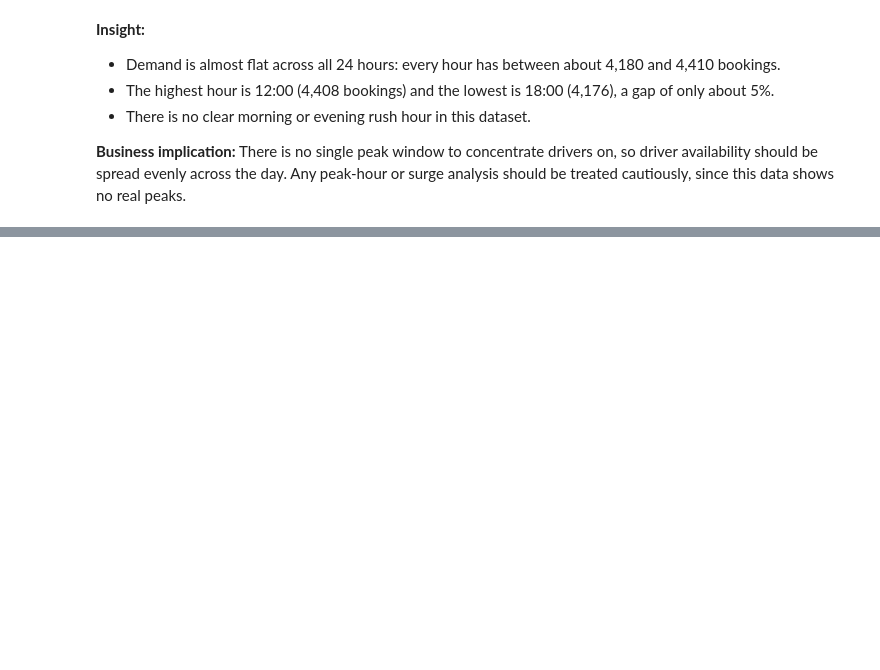
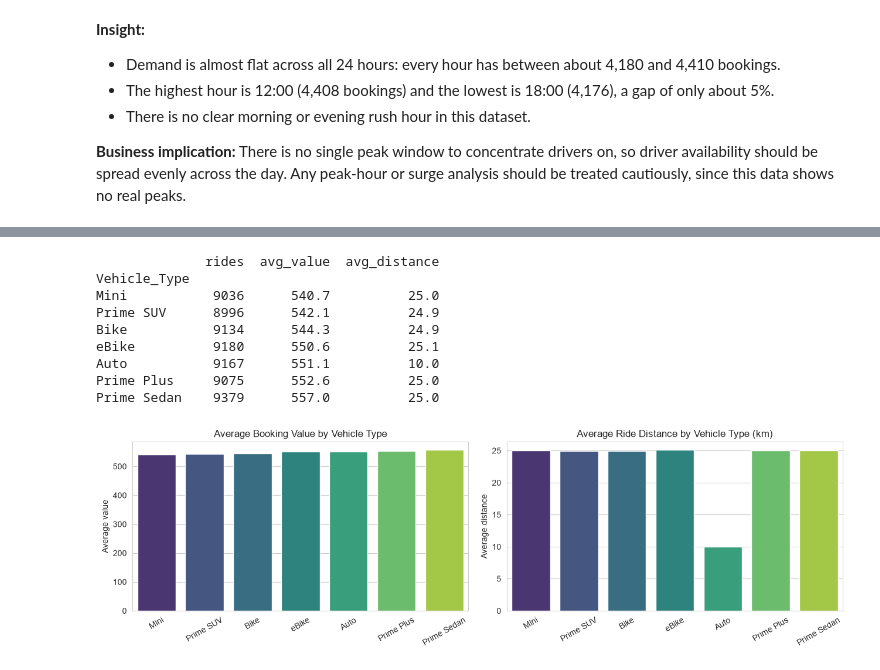
Before and after one commit to stutigoyal8999/Labmentix_Internship_Business-Analytics, a Jupyter notebook: Project-3/notebooks/cleaning_eda.ipynb, the cells around one changed output, grey strips where cells are left out. Drawn from its saved outputs; the diff is of its cells as text; code cells hidden in the pictures; blank space fills up the shorter version.

Commit message:
EDA : vehicle type analysis

```diff
--- a/Project-3/notebooks/cleaning_eda.ipynb
+++ b/Project-3/notebooks/cleaning_eda.ipynb
@@ -232,0 +237,39 @@ dtype: int64
+# %%
+success = df[df["Booking_Status"] == "Success"]
+
+vehicle = success.groupby("Vehicle_Type").agg(
+    rides=("Booking_ID", "count"),
+    avg_value=("Booking_Value", "mean"),
+    avg_distance=("Ride_Distance", "mean"),
+).round(1).sort_values("avg_value")
+print(vehicle)
+
+fig, axes = plt.subplots(1, 2, figsize=(13, 4))
+
+sns.barplot(x=vehicle.index, y=vehicle["avg_value"], hue=vehicle.index,
+            palette="viridis", legend=False, ax=axes[0])
+axes[0].set_title("Average Booking Value by Vehicle Type")
+axes[0].set_xlabel("")
+axes[0].set_ylabel("Average value")
+axes[0].tick_params(axis="x", rotation=30)
+
+sns.barplot(x=vehicle.index, y=vehicle["avg_distance"], hue=vehicle.index,
+            palette="viridis", legend=False, ax=axes[1])
+axes[1].set_title("Average Ride Distance by Vehicle Type (km)")
+axes[1].set_xlabel("")
+axes[1].set_ylabel("Average distance")
+axes[1].tick_params(axis="x", rotation=30)
+
+plt.tight_layout()
+plt.show()
+# %% [output]
+              rides  avg_value  avg_distance
+Vehicle_Type
+Mini           9036      540.7          25.0
+Prime SUV      8996      542.1          24.9
+Bike           9134      544.3          24.9
+eBike          9180      550.6          25.1
+Auto           9167      551.1          10.0
+Prime Plus     9075      552.6          25.0
+Prime Sedan    9379      557.0          25.0
+[figure, added]
```
Also changed, not shown: parts of 1 cell of this notebook.
